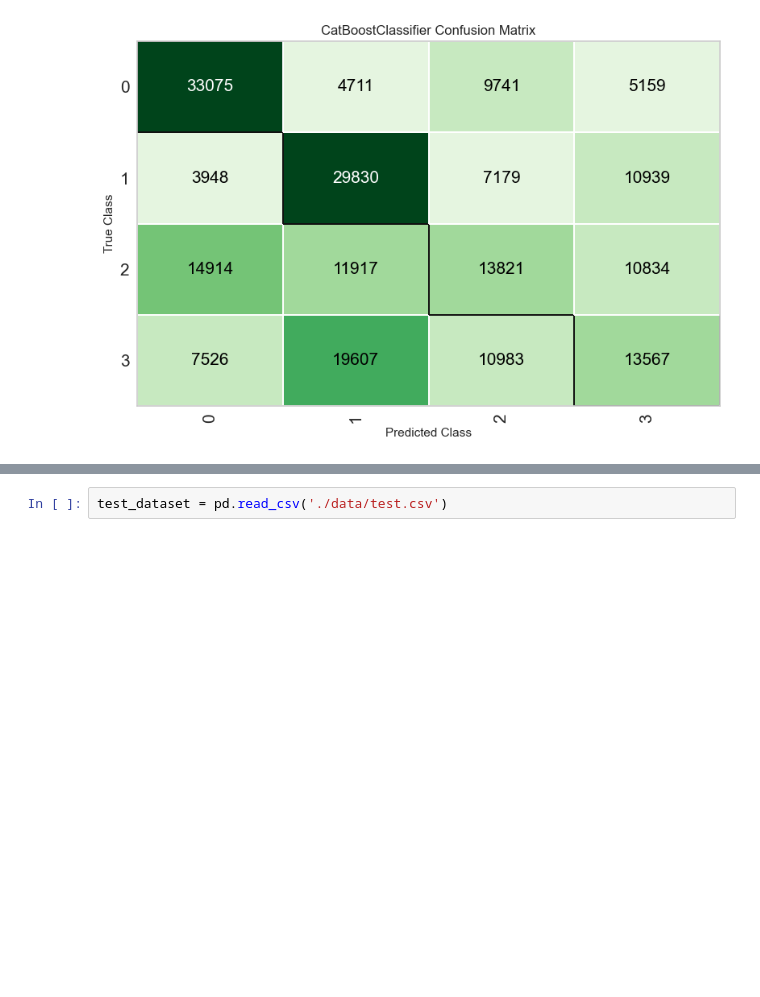
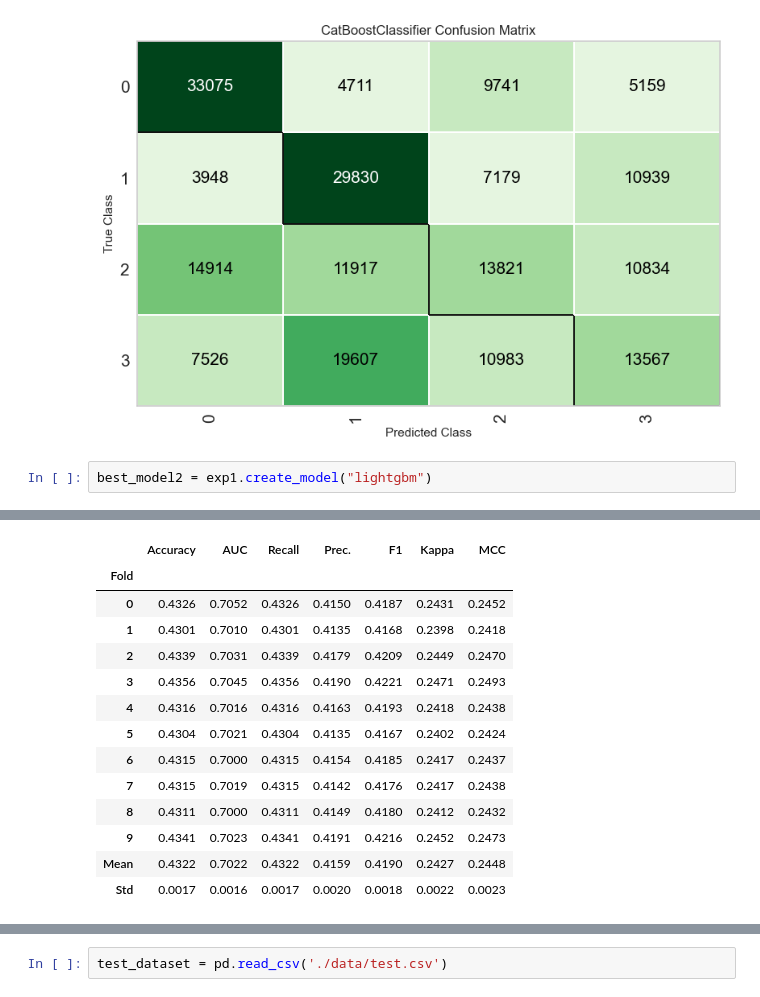
Before and after one commit to Astolfo2332/ICFES_pro_prediction, a Jupyter notebook: Models_quick_analisys.ipynb, the cells around one changed output, grey strips where cells are left out. Saved outputs shown, nothing was run; the diff lists cells and outputs as text; blank space fills up the shorter version.

```diff
--- a/Models_quick_analisys.ipynb
+++ b/Models_quick_analisys.ipynb
@@ -174,3 +174,6 @@ plot_model(best_model_tuned, plot = 'confusion_matrix')
 # %% [output]
 [interactive output not drawn]
 [figure]
+# %%
+best_model2 = exp1.create_model("lightgbm")
+# %% [output]
@@ -176,0 +181,14 @@ plot_model(best_model_tuned, plot = 'confusion_matrix')
+|  | Accuracy | AUC | Recall | Prec. | F1 | Kappa | MCC |
+| Fold |  |  |  |  |  |  |  |
+| 0 | 0.4326 | 0.7052 | 0.4326 | 0.4150 | 0.4187 | 0.2431 | 0.2452 |
+| 1 | 0.4301 | 0.7010 | 0.4301 | 0.4135 | 0.4168 | 0.2398 | 0.2418 |
+| 2 | 0.4339 | 0.7031 | 0.4339 | 0.4179 | 0.4209 | 0.2449 | 0.2470 |
+| 3 | 0.4356 | 0.7045 | 0.4356 | 0.4190 | 0.4221 | 0.2471 | 0.2493 |
+| 4 | 0.4316 | 0.7016 | 0.4316 | 0.4163 | 0.4193 | 0.2418 | 0.2438 |
+| 5 | 0.4304 | 0.7021 | 0.4304 | 0.4135 | 0.4167 | 0.2402 | 0.2424 |
+| 6 | 0.4315 | 0.7000 | 0.4315 | 0.4154 | 0.4185 | 0.2417 | 0.2437 |
+| 7 | 0.4315 | 0.7019 | 0.4315 | 0.4142 | 0.4176 | 0.2417 | 0.2438 |
+| 8 | 0.4311 | 0.7000 | 0.4311 | 0.4149 | 0.4180 | 0.2412 | 0.2432 |
+| 9 | 0.4341 | 0.7023 | 0.4341 | 0.4191 | 0.4216 | 0.2452 | 0.2473 |
+| Mean | 0.4322 | 0.7022 | 0.4322 | 0.4159 | 0.4190 | 0.2427 | 0.2448 |
+| Std | 0.0017 | 0.0016 | 0.0017 | 0.0020 | 0.0018 | 0.0022 | 0.0023 |
```
Also changed, not shown: parts of 8 cells of this notebook.
